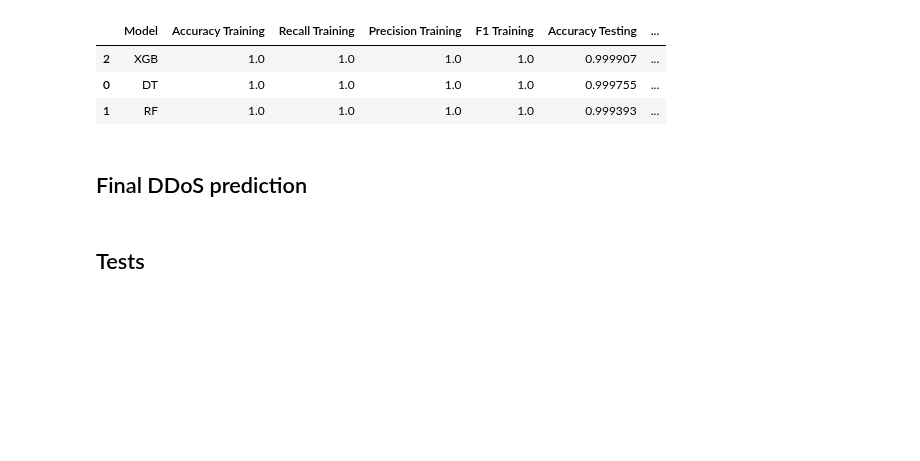
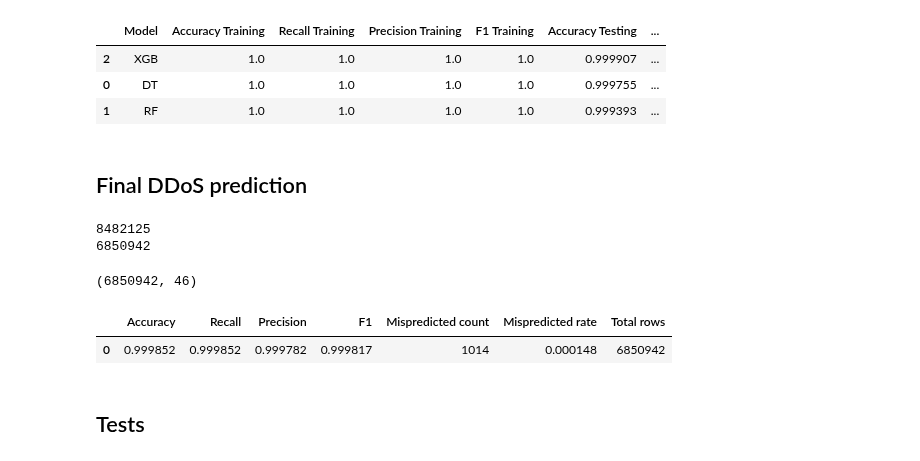
Before and after one commit to mcrayssac/CIC_IoT_Cyber_Attacks, a Jupyter notebook: DoS_model.ipynb, the cells around one changed output. Cells and saved outputs as stored; diff of their text form; code cells hidden in the pictures; blank space fills up the shorter version.

```diff
--- a/DoS_model.ipynb
+++ b/DoS_model.ipynb
@@ -678,7 +678,7 @@ read_csv_file(performance_path, model_path).sort_values(by=['Total rows', 'Accur
 # %% [markdown]
 ## Final DDoS prediction
 # %%
-model_path = '.\\DoS_model\\All_classes\\DDoS'
+model_path = '.\\DoS_model\\All_classes\\DDoS\\'
 filter_name = [
     {'name': 'DoS', 'type': '='},
     {'name': 'DDoS', 'type': '='}
@@ -698,37 +698,43 @@ print(len(df))
 
 # Get x, y and z
 binary_col = df['Binary']
 prediction_col = df['Prediction']
 trinary_col = df['Trinary']
 trinary_prediction_col = df['Trinary Prediction']
 del df
 
 try:
     encoder = joblib.load(model_path+'encoder.joblib')
 except:
     raise Exception("Please, build models first")
 
 # Get prediction
 X_test, y_test, y_pred = get_prediction_by_model_multifiltered(model, ['after_build_set_scaled.csv'], '.\\DoS_model\\', X_columns, y_column=y_column, filter_cols=filter_cols, filter_bool=True, filter_name=filter_name, scale=True, encode=False, scaler=scaler, encoder=encoder)
 print(np.array(X_test).shape)
 
 # Build new dataframe and save it
 new_after_build_set_scaled = pd.DataFrame(X_test, columns=X_columns)
 new_after_build_set_scaled[y_column] = y_test
 new_after_build_set_scaled['Final DoS Prediction'] = encoder.inverse_transform(y_pred)
-new_after_build_set_scaled['Binary'] = binary_col
-new_after_build_set_scaled['Prediction'] = prediction_col
-new_after_build_set_scaled['Trinary'] = trinary_col
-new_after_build_set_scaled['Trinary Prediction'] = trinary_prediction_col
+new_after_build_set_scaled['Binary'] = binary_col.values
+new_after_build_set_scaled['Prediction'] = prediction_col.values
+new_after_build_set_scaled['Trinary'] = trinary_col.values
+new_after_build_set_scaled['Trinary Prediction'] = trinary_prediction_col.values
 count = len(new_after_build_set_scaled[new_after_build_set_scaled[y_column] != new_after_build_set_scaled['Final DoS Prediction']])
 y_pred = encoder.inverse_transform(y_pred)
 
 # Get performance
 res = pd.DataFrame([[accuracy_score(y_test, y_pred), recall_score(y_test, y_pred, average='weighted'), precision_score(y_test, y_pred, average='weighted'), f1_score(y_test, y_pred, average='weighted'), count, count / len(new_after_build_set_scaled),len(new_after_build_set_scaled)]], columns=['Accuracy', 'Recall', 'Precision', 'F1', 'Mispredicted count', 'Mispredicted rate', 'Total rows']).head()
 
 del new_after_build_set_scaled
 
 res.head()
+# %% [output]
+8482125
+6850942
+(6850942, 46)
+|  | Accuracy | Recall | Precision | F1 | Mispredicted count | Mispredicted rate | Total rows |
+| 0 | 0.999852 | 0.999852 | 0.999782 | 0.999817 | 1014 | 0.000148 | 6850942 |
 # %% [markdown]
 ## Tests
 # %%
```
Also changed, not shown: parts of 3 cells of this notebook, 19 other files.
